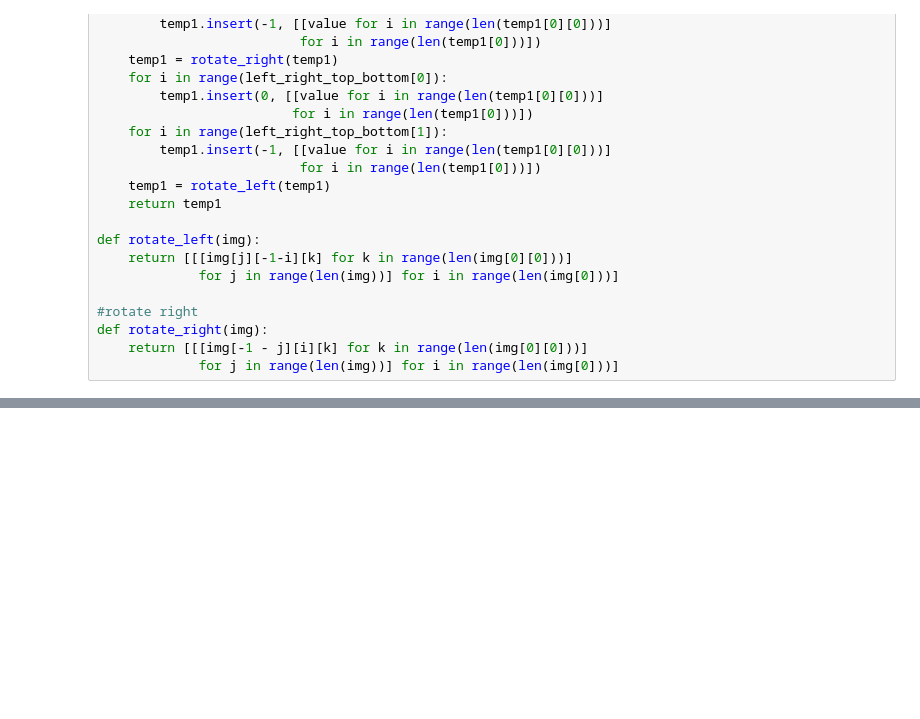
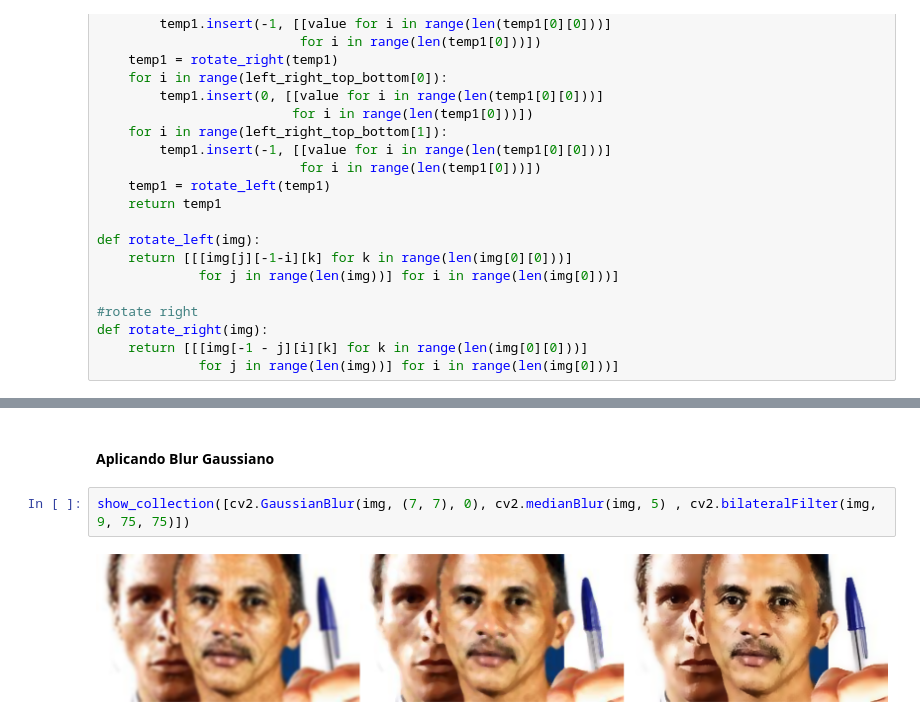
Before and after one commit to BPThiago/trabalho-algebra, a Jupyter notebook: notebook.ipynb, the cells around one changed output, grey strips where cells are left out. Saved outputs shown, nothing was run; the diff lists cells and outputs as text; blank space fills up the shorter version.

```diff
--- a/notebook.ipynb
+++ b/notebook.ipynb
@@ -91,0 +92,6 @@ plt.show()
+# %% [markdown]
+#### Aplicando Blur Gaussiano
+# %%
+show_collection([cv2.GaussianBlur(img, (7, 7), 0), cv2.medianBlur(img, 5) , cv2.bilateralFilter(img, 9, 75, 75)])
+# %% [output]
+[figure, added]
```
Also changed, not shown: parts of 8 cells of this notebook, 1 other file.
